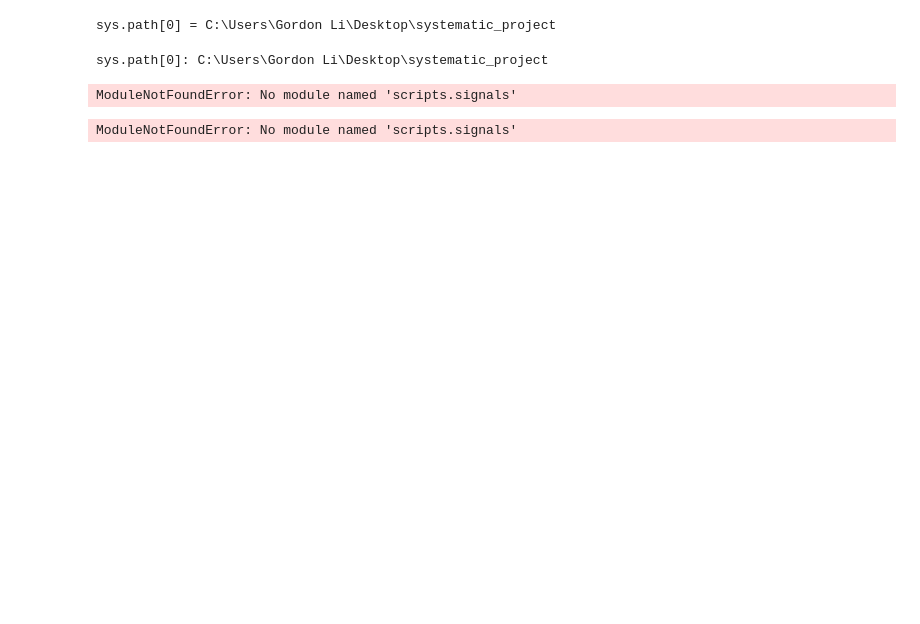
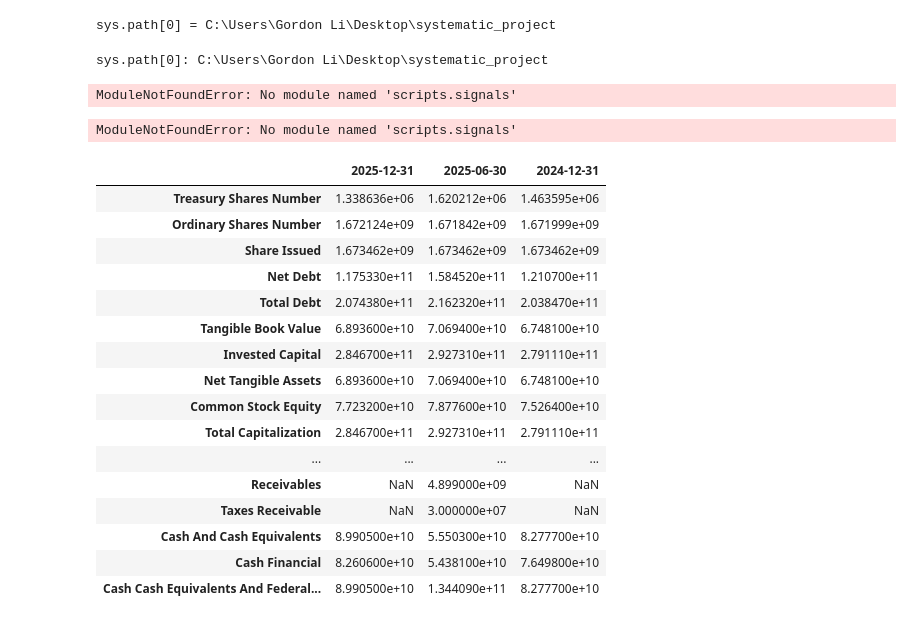
Before and after one commit to hungryfire267/systematic-equities-research, a Jupyter notebook: notebooks/run_signals.ipynb, the cells around one changed output. Cells and saved outputs as stored; diff of their text form; code cells hidden in the pictures; blank space fills up the shorter version.

```diff
--- a/notebooks/run_signals.ipynb
+++ b/notebooks/run_signals.ipynb
@@ -33,0 +37,29 @@ ModuleNotFoundError: No module named 'scripts.signals'
+# %%
+ticker = yf.Ticker("CBA.AX")
+
+# 1) Daily adjusted close over 4 years
+prices = ticker.history(period="4y", auto_adjust=True)[["Close"]].copy()
+prices.index = pd.to_datetime(prices.index).tz_localize(None)
+
+# 2) Quarterly balance sheet (preferred for smoother P/B series)
+# If quarterly is empty, fall back to annual balance sheet
+bs = ticker.quarterly_balance_sheet.copy()
+bs
+# %% [output]
+|  | 2025-12-31 | 2025-06-30 | 2024-12-31 |
+| Treasury Shares Number | 1.338636e+06 | 1.620212e+06 | 1.463595e+06 |
+| Ordinary Shares Number | 1.672124e+09 | 1.671842e+09 | 1.671999e+09 |
+| Share Issued | 1.673462e+09 | 1.673462e+09 | 1.673462e+09 |
+| Net Debt | 1.175330e+11 | 1.584520e+11 | 1.210700e+11 |
+| Total Debt | 2.074380e+11 | 2.162320e+11 | 2.038470e+11 |
+| Tangible Book Value | 6.893600e+10 | 7.069400e+10 | 6.748100e+10 |
+| Invested Capital | 2.846700e+11 | 2.927310e+11 | 2.791110e+11 |
+| Net Tangible Assets | 6.893600e+10 | 7.069400e+10 | 6.748100e+10 |
+| Common Stock Equity | 7.723200e+10 | 7.877600e+10 | 7.526400e+10 |
+| Total Capitalization | 2.846700e+11 | 2.927310e+11 | 2.791110e+11 |
+| ... | ... | ... | ... |
+| Receivables | NaN | 4.899000e+09 | NaN |
+| Taxes Receivable | NaN | 3.000000e+07 | NaN |
+| Cash And Cash Equivalents | 8.990500e+10 | 5.550300e+10 | 8.277700e+10 |
+| Cash Financial | 8.260600e+10 | 5.438100e+10 | 7.649800e+10 |
+| Cash Cash Equivalents And Federal... | 8.990500e+10 | 1.344090e+11 | 8.277700e+10 |
```
Also changed, not shown: parts of 3 cells of this notebook, 13 other files.
